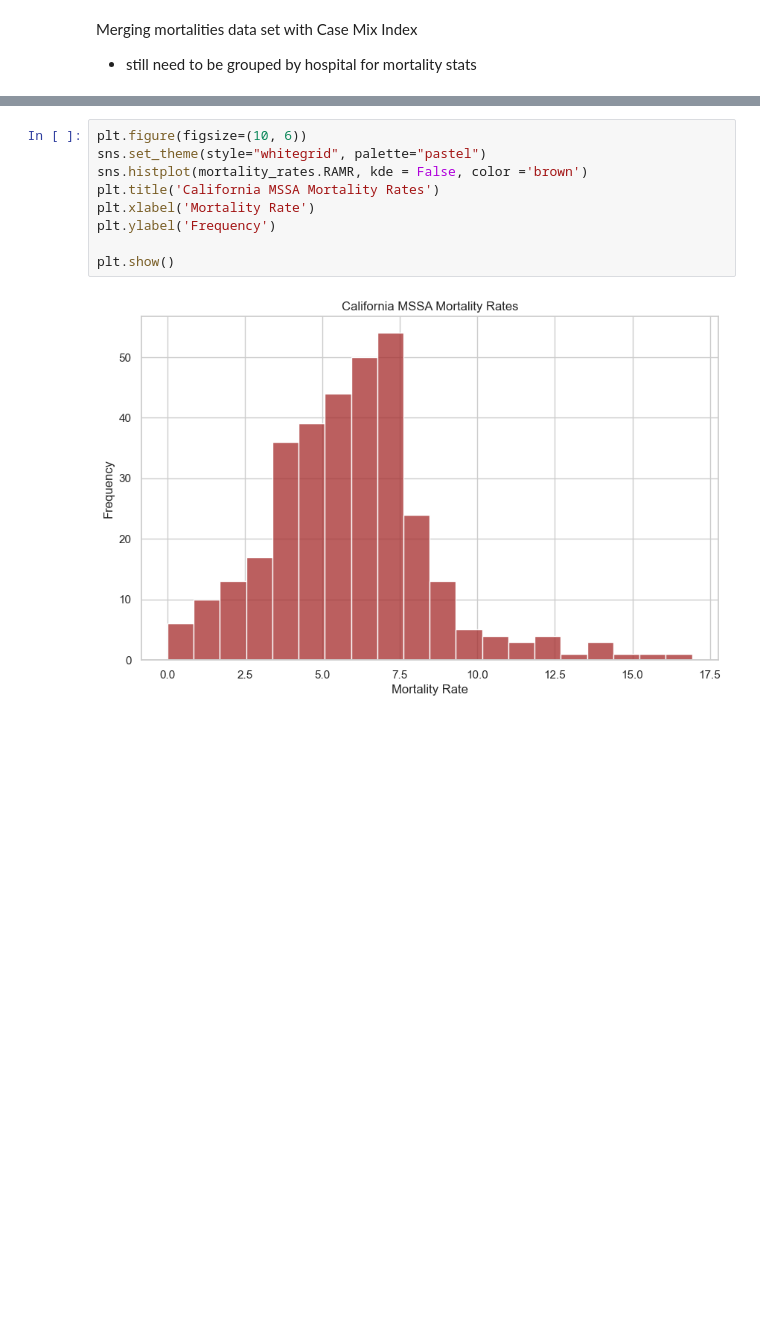
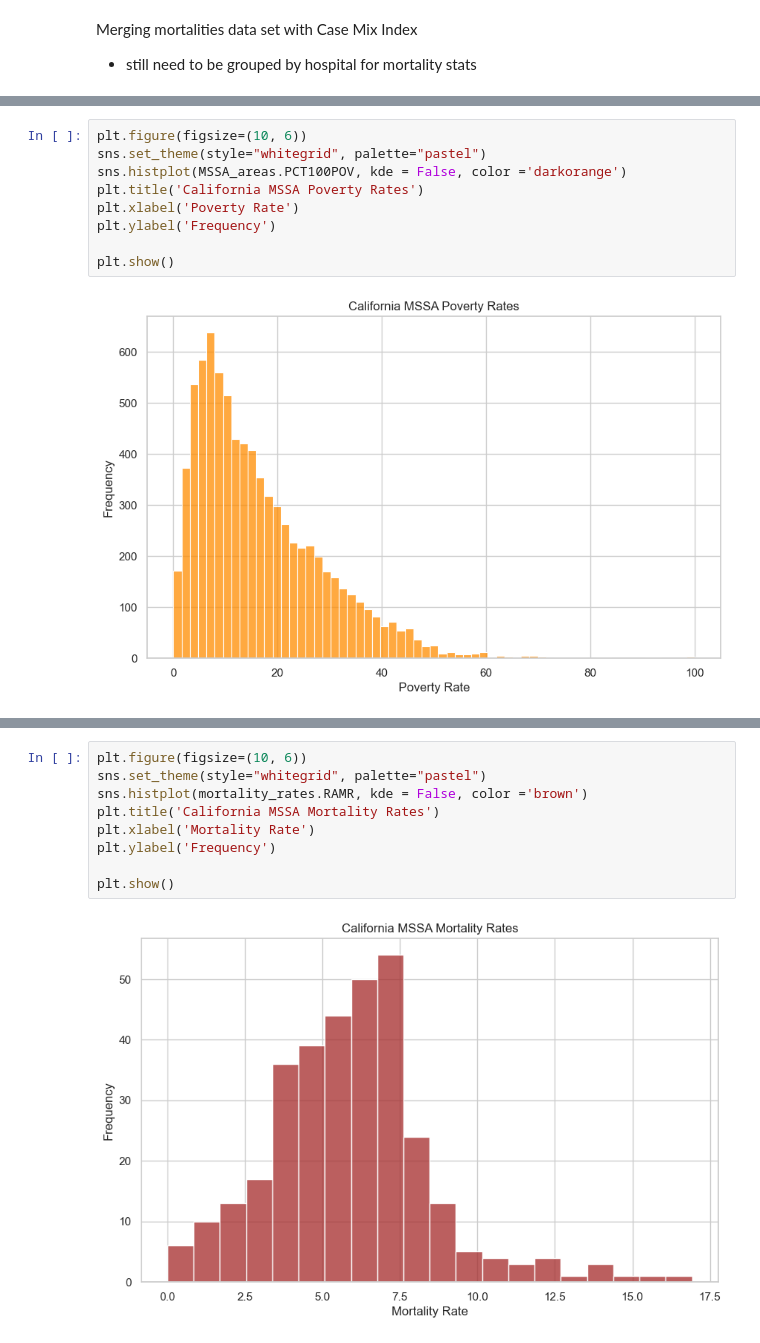
Before and after one commit to AndrwNgyn/MSSA_scoring_algorithm, a Jupyter notebook: Data Loading.ipynb, the cells around one changed output, grey strips where cells are left out. Saved outputs shown, nothing was run; the diff lists cells and outputs as text; blank space fills up the shorter version.

```diff
--- a/Data Loading.ipynb
+++ b/Data Loading.ipynb
@@ -271,0 +334,11 @@ mortality_rates.rename(columns=  {'Risk Adjuested Mortality Rate': 'RAMR'}, inpl
+# %%
+plt.figure(figsize=(10, 6))
+sns.set_theme(style="whitegrid", palette="pastel")
+sns.histplot(MSSA_areas.PCT100POV, kde = False, color ='darkorange')
+plt.title('California MSSA Poverty Rates')
+plt.xlabel('Poverty Rate')
+plt.ylabel('Frequency')
+
+plt.show()
+# %% [output]
+[figure, added]
```
Also changed, not shown: parts of 38 cells of this notebook, 11 other files.
